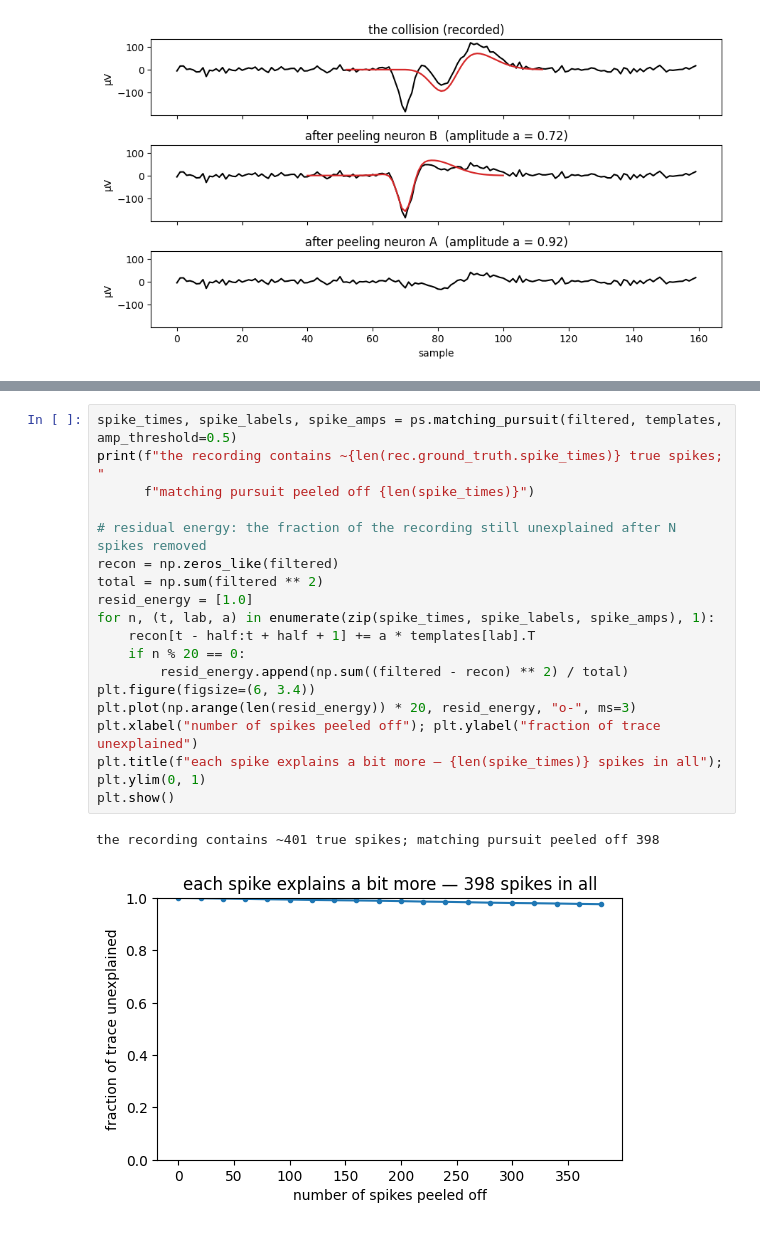
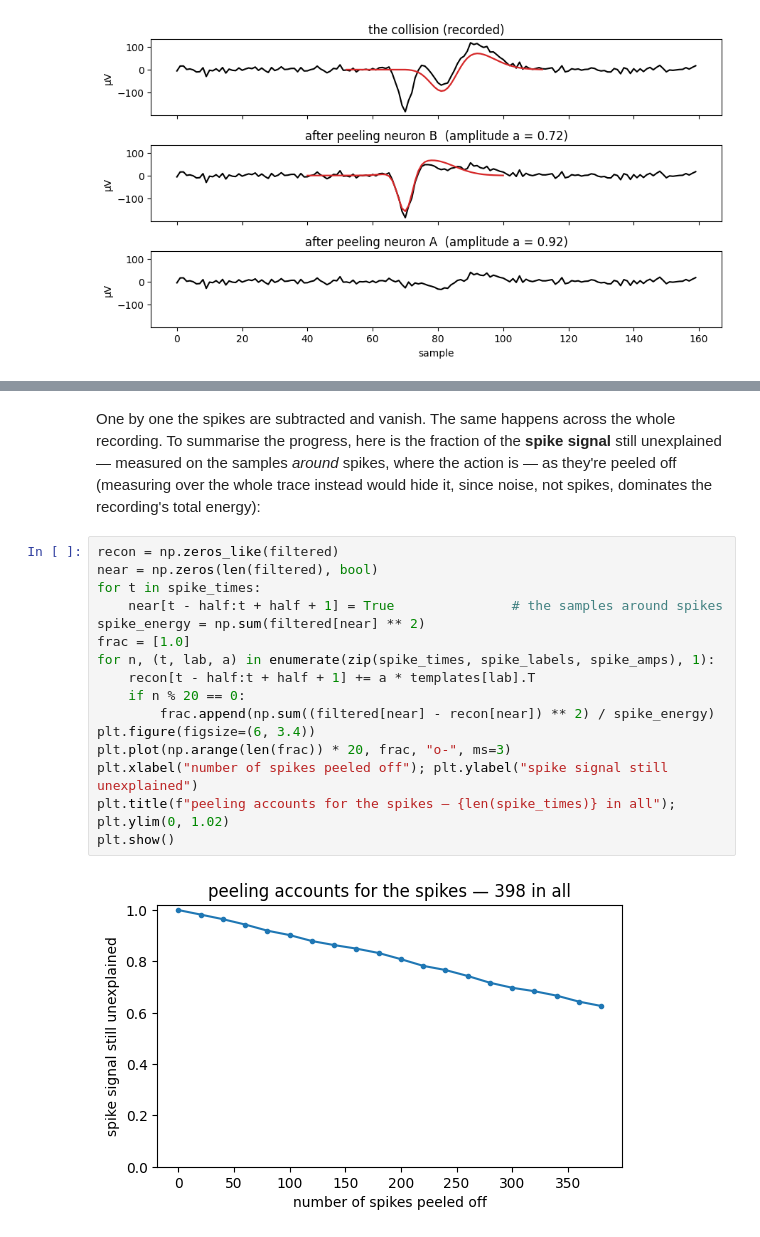
Before and after one commit to stootoon/swc-en-2026, a Jupyter notebook: ephys-pop/notebooks/06_template_matching_solutions.ipynb, the cells around one changed output, grey strips where cells are left out. Drawn from its saved outputs; the diff is of its cells as text.

```diff
--- a/ephys-pop/notebooks/06_template_matching_solutions.ipynb
+++ b/ephys-pop/notebooks/06_template_matching_solutions.ipynb
@@ -215,21 +264,24 @@ hundred spikes — one per real spike:
+# %% [markdown]
+One by one the spikes are subtracted and vanish. The same happens across the whole
+recording. To summarise the progress, here is the fraction of the **spike signal** still
+unexplained — measured on the samples *around* spikes, where the action is — as they're
+peeled off (measuring over the whole trace instead would hide it, since noise, not
+spikes, dominates the recording's total energy):
 # %%
-spike_times, spike_labels, spike_amps = ps.matching_pursuit(filtered, templates, amp_threshold=0.5)
-print(f"the recording contains ~{len(rec.ground_truth.spike_times)} true spikes; "
-      f"matching pursuit peeled off {len(spike_times)}")
-
-# residual energy: the fraction of the recording still unexplained after N spikes removed
 recon = np.zeros_like(filtered)
-total = np.sum(filtered ** 2)
-resid_energy = [1.0]
+near = np.zeros(len(filtered), bool)
+for t in spike_times:
+    near[t - half:t + half + 1] = True               # the samples around spikes
+spike_energy = np.sum(filtered[near] ** 2)
+frac = [1.0]
 for n, (t, lab, a) in enumerate(zip(spike_times, spike_labels, spike_amps), 1):
     recon[t - half:t + half + 1] += a * templates[lab].T
     if n % 20 == 0:
-        resid_energy.append(np.sum((filtered - recon) ** 2) / total)
+        frac.append(np.sum((filtered[near] - recon[near]) ** 2) / spike_energy)
 plt.figure(figsize=(6, 3.4))
-plt.plot(np.arange(len(resid_energy)) * 20, resid_energy, "o-", ms=3)
-plt.xlabel("number of spikes peeled off"); plt.ylabel("fraction of trace unexplained")
-plt.title(f"each spike explains a bit more — {len(spike_times)} spikes in all"); plt.ylim(0, 1)
+plt.plot(np.arange(len(frac)) * 20, frac, "o-", ms=3)
+plt.xlabel("number of spikes peeled off"); plt.ylabel("spike signal still unexplained")
+plt.title(f"peeling accounts for the spikes — {len(spike_times)} in all"); plt.ylim(0, 1.02)
 plt.show()
 # %% [output]
-the recording contains ~401 true spikes; matching pursuit peeled off 398
-[figure, old version]
+[figure, new version]
```
Also changed, not shown: parts of 8 cells of this notebook, 2 other files.
